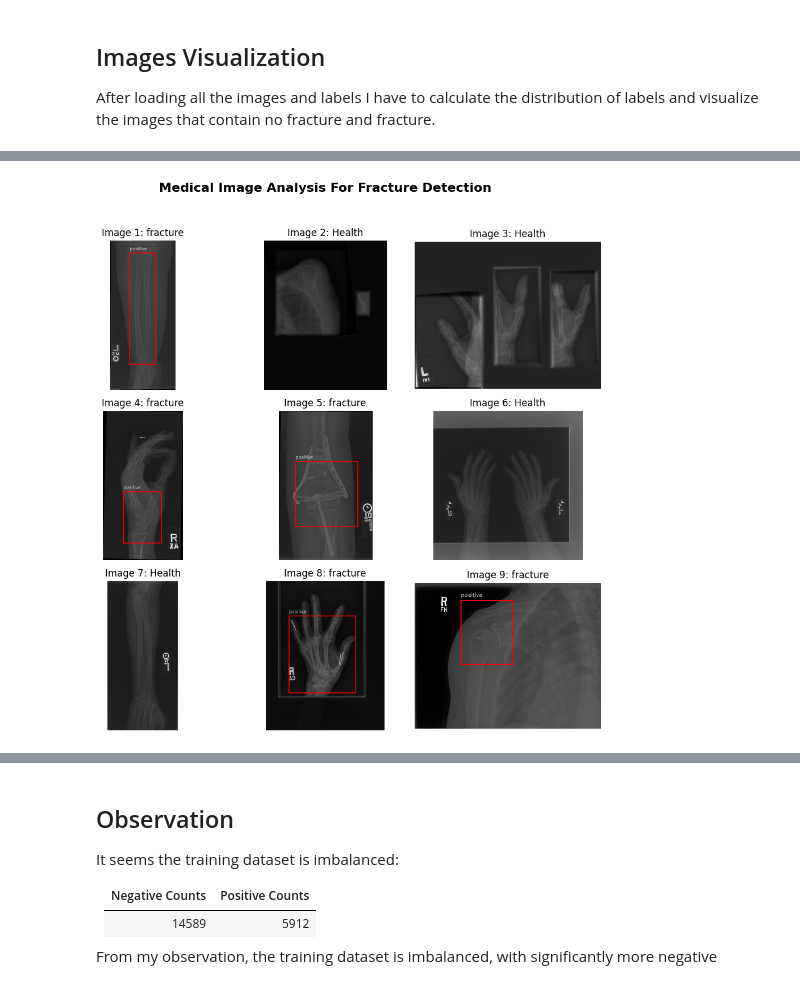
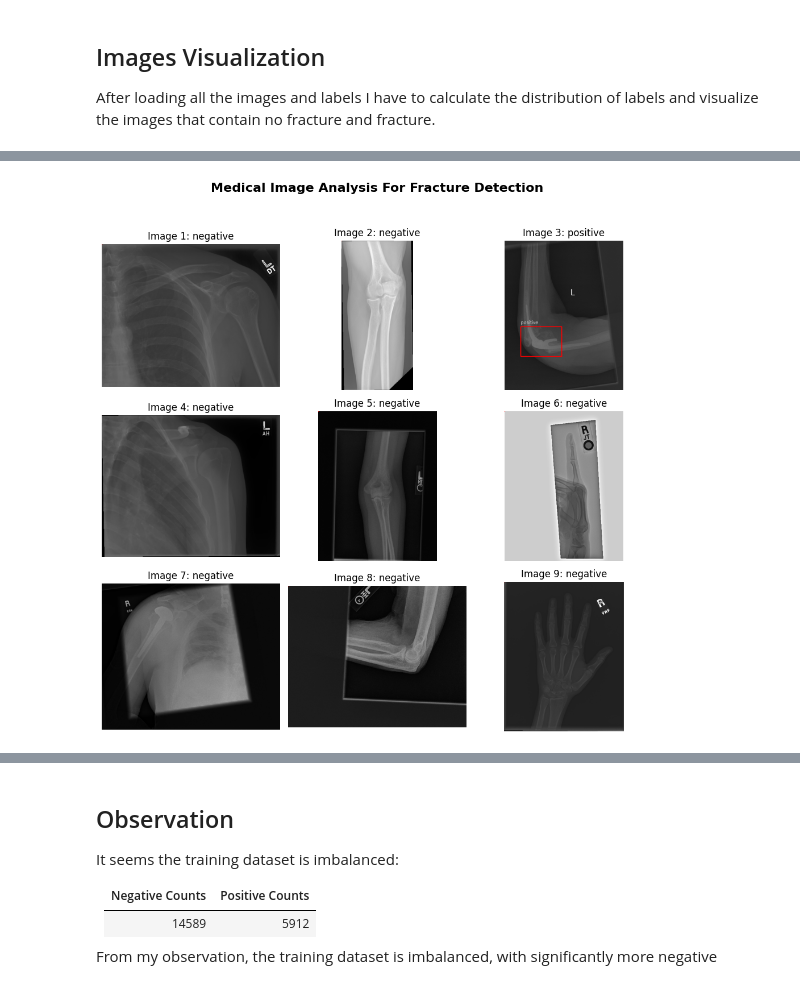
Before and after one commit to Leohoji/Fracture-Identification-System, a Jupyter notebook: bone_fracture_detection.ipynb, the cells around one changed output, grey strips where cells are left out. Saved outputs shown, nothing was run; the diff lists cells and outputs as text; code cells hidden in the pictures.

```diff
--- a/bone_fracture_detection.ipynb
+++ b/bone_fracture_detection.ipynb
@@ -172,14 +224,24 @@ load_label_info(rand_label_path)
 # %%
-# Collect all the images and labels
-images = []
-labels = []
-for image_path in image_paths:
+# Collect all the images and labels for binary classification and multi-class classification
+binary_images, binary_labels = [], []
+# multi_images, multi_labels = [], []
+
+for image_path in tqdm(image_paths, ncols=100):
     label_path = str(image_path).replace('images', 'labels').replace('.png', '.txt')
     try:
-        label, rectangle = load_label_info(label_path)
-        images.append((image_path, rectangle))
-        labels.append(label)
+        multi_label, multi_rectangle = load_label_info(label_path, multi_label=True)
+        binary_label, binary_rectangle = load_label_info(label_path, multi_label=False)
+
+        # multi images and labels
+        # multi_images.append((image_path, multi_rectangle))
+        # multi_labels.append(multi_label)
+
+        # multi images and labels
+        binary_images.append((image_path, binary_rectangle))
+        binary_labels.append(binary_label)
+
     except: continue
 
-len(images), len(labels)
+print(f"Binary dataset: {len(binary_images)}, {len(binary_labels)}")
+# print(f"Multi-class dataset: {len(multi_images)}, {len(multi_labels)}")
 # %% [output]
@@ -277,10 +377,10 @@ def plot_multiple_images_with_rectangles(images_selected:list,
 
     Args:
         images_selected (list): A list of tuples, where each tuple contains:
+            - class_id (int): The class index of the bounding box.
             - imgPath (str): The file path to the image.
             - rectangles (list): A list of bounding box data, where each bounding box is a tuple:
-                (class_id, (x_center, y_center, width, height)), where:
-                - class_id (int): The class index of the bounding box.
+                (x_center, y_center, width, height)), where:
                 - x_center (float): The normalized x-coordinate of the bounding box center (0 to 1).
                 - y_center (float): The normalized y-coordinate of the bounding box center (0 to 1).
                 - width (float): The normalized width of the bounding box (0 to 1).
@@ -297,7 +397,7 @@ def plot_multiple_images_with_rectangles(images_selected:list,
     fig, axes = plt.subplots(side, side, figsize=figsize)
     axes = axes.flatten()  # Flatten the 2D array of axes for easier iteration
 
-    for idx, (imgPath, rectangles) in enumerate(images_selected):
+    for idx, (class_id, (imgPath, rectangles)) in enumerate(images_selected):
         # Read the image using OpenCV
         image = cv2.imread(imgPath)
         if image is None:
@@ -305,11 +405,8 @@ def plot_multiple_images_with_rectangles(images_selected:list,
         image = cv2.cvtColor(image, cv2.COLOR_BGR2RGB)  # Convert BGR (OpenCV default) to RGB for matplotlib
         img_height, img_width, _ = image.shape  # Get image dimensions
 
-        # Class title
-        class_title = ''
-
         # Draw each rectangle and its label on the image
-        for class_id, (x_center, y_center, width, height) in rectangles:
+        for (x_center, y_center, width, height) in rectangles:
             # Ensure class_id is an integer
             class_id = int(class_id)
 
@@ -330,7 +427,9 @@ def plot_multiple_images_with_rectangles(images_selected:list,
         ax.axis('off')  # Turn off axes for a cleaner visualization
 
         # Add a title for the subplot
-        ax.set_title(f"Image {idx + 1}: {'Health' if class_title == 'negative' else 'fracture'}")
+        # ax.set_title(f"Image {idx + 1}: {'Health' if class_title == 'negative' else 'fracture'}")
+        ax.set_title(f"Image {idx + 1}: {class_title}")
+
 
     # Hide any unused axes (in case the number of images is less than the grid size)
     for ax in axes[len(images_selected):]:
@@ -345,7 +444,7 @@ def plot_multiple_images_with_rectangles(images_selected:list,
     plt.tight_layout(rect=[0, 0, 1, 0.95])
     plt.show()
 # %%
-images_selected = random.choices(images, k=9)
-plot_multiple_images_with_rectangles(images_selected, figsize=(10, 10))
+images_selected = random.choices(list(zip(binary_labels, binary_images)), k=9)
+plot_multiple_images_with_rectangles(images_selected, binary_class_names, figsize=(10, 10))
 # %% [output]
-[figure, old version]
+[figure, new version]
```
Also changed, not shown: parts of 25 cells of this notebook.
